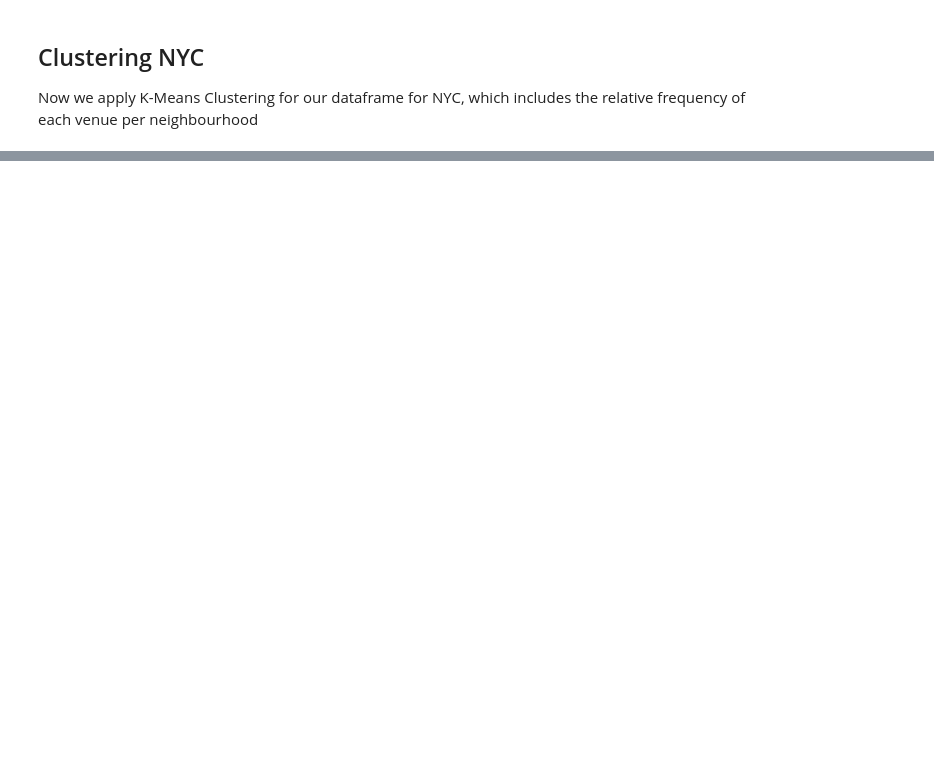
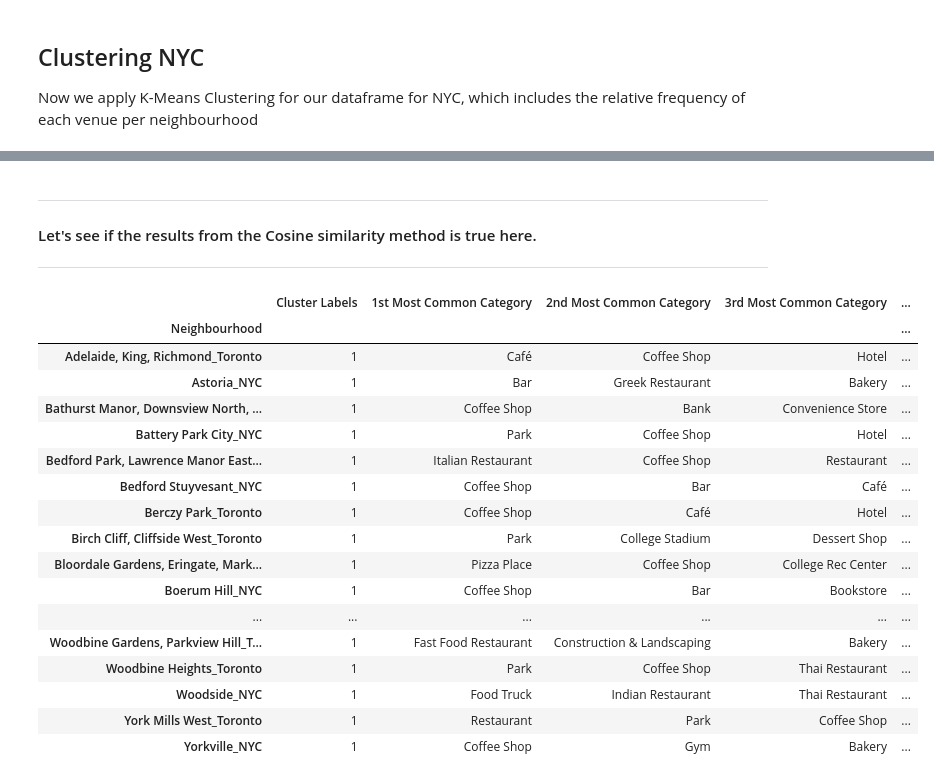
Before and after one commit to StamatisGiann/Coursera_Capstone, a Jupyter notebook: Capstone Final Assignment.ipynb, the cells around one changed output, grey strips where cells are left out. Cells and saved outputs as stored; diff of their text form; code cells hidden in the pictures; blank space fills up the shorter version.

```diff
--- a/Capstone Final Assignment.ipynb
+++ b/Capstone Final Assignment.ipynb
@@ -354,0 +738,18 @@ df1.head()
+# %%
+clmns_nyc_only = set(ny_df.columns).difference(set(to_df.columns))
+clmns_tor_only = set(to_df.columns).difference(set(ny_df.columns))
+nyc_grouped_ = ny_df.copy()
+nyc_grouped_['Neighbourhood'] = nyc_grouped_['Neighbourhood'].apply(lambda x: x + '_NYC')
+tor_grouped_ = to_df.copy()
+tor_grouped_['Neighbourhood'] = tor_grouped_['Neighbourhood'].apply(lambda x: x + '_Toronto')
+
+for c in clmns_tor_only:
+    nyc_grouped_[c] = 0
+for c in clmns_nyc_only:
+    tor_grouped_[c] = 0
+
+all_clmns_sorted = ['Neighbourhood'] + sorted(list(nyc_grouped_.drop(['Borough', 'Neighbourhood', 'Latitude', 'Longitude'], axis=1).columns), key=str.lower)
+nyc_grouped_ = nyc_grouped_[all_clmns_sorted]
+tor_grouped_ = tor_grouped_[all_clmns_sorted]
+
+nyc_tor_grouped = pd.concat([nyc_grouped_, tor_grouped_]).reset_index(drop=True)
@@ -354,0 +821,11 @@ df1.head()
+# %%
+# add clustering labels
+nyc_tor_neighborhoods_categories_sorted.insert(0, 'Cluster Labels', kmeans.labels_)
+
+# nyc_tor_merged = nyc_tor_neighborhoods.rename(columns={'Neighborhood': 'Neighborhood_'}).copy()
+# tor_merged = tor_merged[~tor_merged['Neighborhood_'].isin(tor_excluded_neighborhoods)]
+
+# merge toronto_grouped with toronto_data to add latitude/longitude for each neighborhood
+nyc_tor_merged = nyc_tor_neighborhoods_categories_sorted.set_index('Neighbourhood')
+
+nyc_tor_merged.iloc[300:310] # check the last columns!
@@ -354,0 +845,26 @@ df1.head()
+# %% [markdown]
+****
+#### Let's see if the results from the Cosine similarity method is true here.
+****
+# %%
+c2 = nyc_tor_merged.loc[nyc_tor_merged['Cluster Labels'] == 1, :]
+c2
+# %% [output]
+|  | Cluster Labels | 1st Most Common Category | 2nd Most Common Category | 3rd Most Common Category | ... |
+| Neighbourhood |  |  |  |  | ... |
+| Adelaide, King, Richmond_Toronto | 1 | Café | Coffee Shop | Hotel | ... |
+| Astoria_NYC | 1 | Bar | Greek Restaurant | Bakery | ... |
+| Bathurst Manor, Downsview North, ... | 1 | Coffee Shop | Bank | Convenience Store | ... |
+| Battery Park City_NYC | 1 | Park | Coffee Shop | Hotel | ... |
+| Bedford Park, Lawrence Manor East... | 1 | Italian Restaurant | Coffee Shop | Restaurant | ... |
+| Bedford Stuyvesant_NYC | 1 | Coffee Shop | Bar | Café | ... |
+| Berczy Park_Toronto | 1 | Coffee Shop | Café | Hotel | ... |
+| Birch Cliff, Cliffside West_Toronto | 1 | Park | College Stadium | Dessert Shop | ... |
+| Bloordale Gardens, Eringate, Mark... | 1 | Pizza Place | Coffee Shop | College Rec Center | ... |
+| Boerum Hill_NYC | 1 | Coffee Shop | Bar | Bookstore | ... |
+| ... | ... | ... | ... | ... | ... |
+| Woodbine Gardens, Parkview Hill_T... | 1 | Fast Food Restaurant | Construction & Landscaping | Bakery | ... |
+| Woodbine Heights_Toronto | 1 | Park | Coffee Shop | Thai Restaurant | ... |
+| Woodside_NYC | 1 | Food Truck | Indian Restaurant | Thai Restaurant | ... |
+| York Mills West_Toronto | 1 | Restaurant | Park | Coffee Shop | ... |
+| Yorkville_NYC | 1 | Coffee Shop | Gym | Bakery | ... |
```
Also changed, not shown: parts of 45 cells of this notebook.
